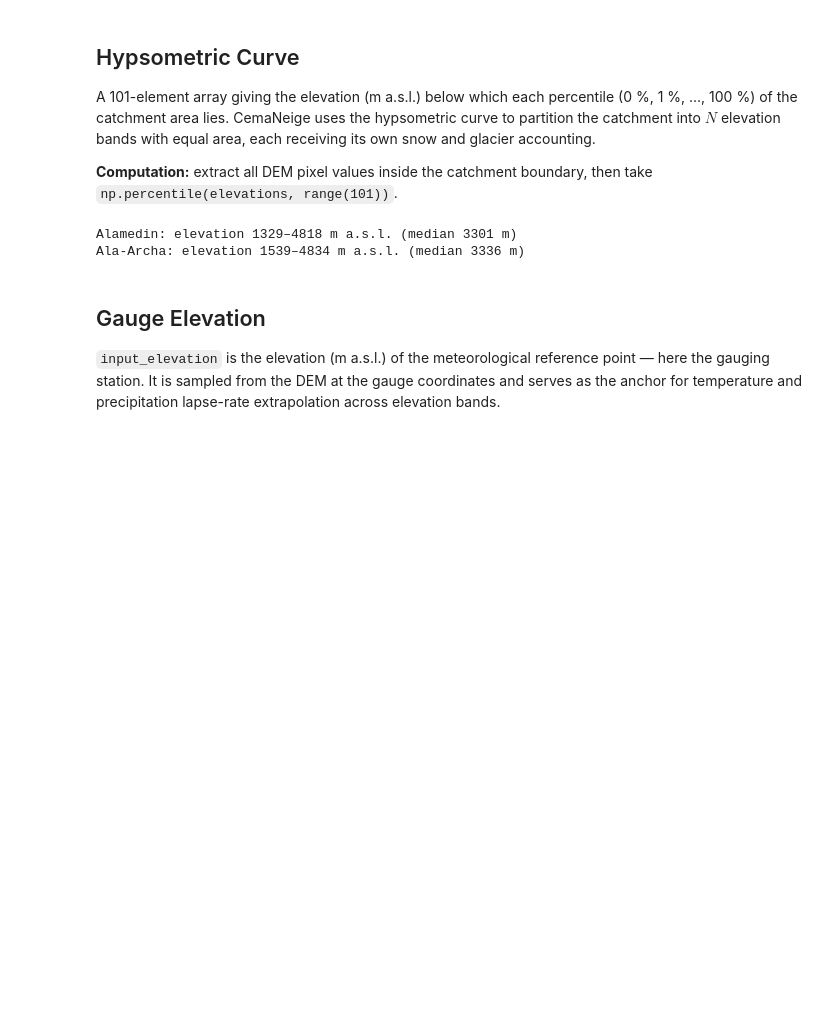
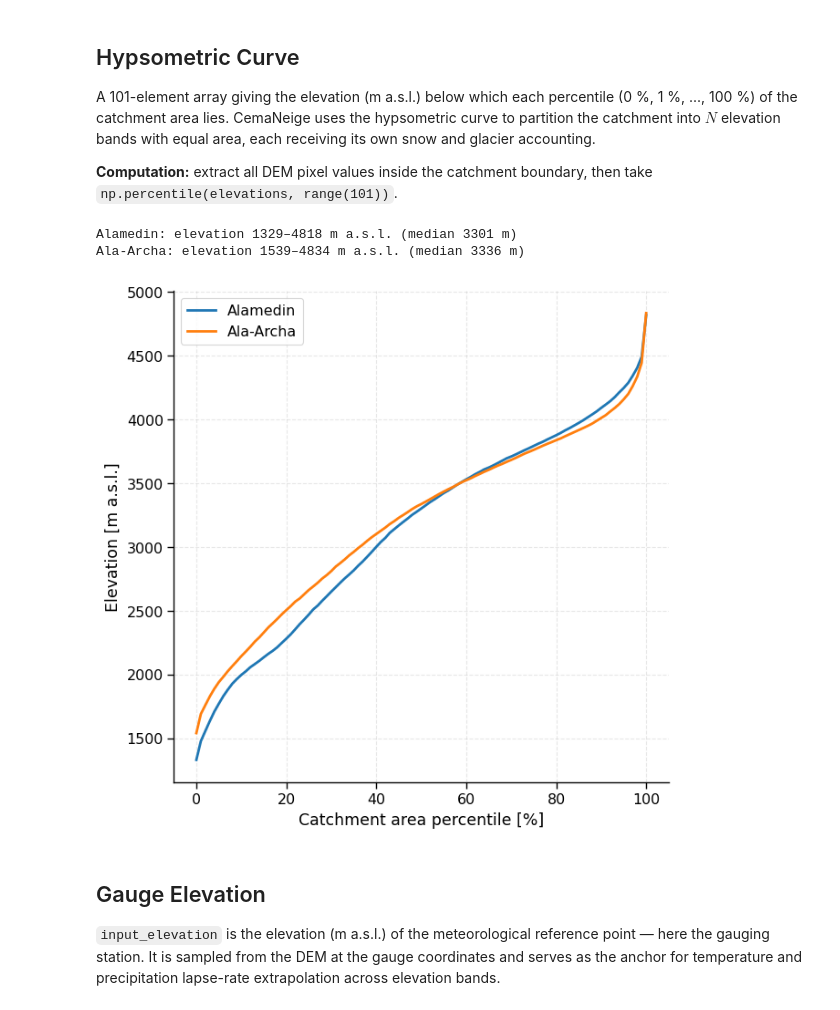
Before and after one commit to CooperBigFoot/wat-mod-GIZ, a Jupyter notebook: notebooks/data_preparation.ipynb, the cells around one changed output. Saved outputs shown, nothing was run; the diff lists cells and outputs as text; code cells hidden in the pictures; blank space fills up the shorter version.

```diff
--- a/notebooks/data_preparation.ipynb
+++ b/notebooks/data_preparation.ipynb
@@ -88,7 +133,6 @@ with $\lambda = 2.45\,\mathrm{MJ\,kg^{-1}}$ (latent heat of vaporisation) and $\
 # %%
 GSC = 0.0820  # solar constant [MJ m⁻² min⁻¹]
 LAMBDA = 2.45  # latent heat of vaporisation [MJ kg⁻¹]
-RHO = 1000.0  # density of water [kg m⁻³]
 
 
 def extraterrestrial_radiation(doy: np.ndarray, lat_rad: float) -> np.ndarray:
@@ -108,7 +152,7 @@ def oudin_pet(temp: np.ndarray, doy: np.ndarray, latitude_deg: float) -> np.ndar
     """Oudin (2005) PET [mm day⁻¹] from mean daily temperature."""
     lat_rad = np.radians(latitude_deg)
     ra = extraterrestrial_radiation(doy, lat_rad)
-    return np.where(temp + 5.0 > 0.0, ra / (LAMBDA * RHO) * (temp + 5.0) / 100.0, 0.0)
+    return np.where(temp + 5.0 > 0.0, ra / LAMBDA * (temp + 5.0) / 100.0, 0.0)
 # %% [markdown]
 ## Solid Precipitation Partitioning
 
@@ -267,19 +419,21 @@ for code, cfg in BASINS.items():
 Alamedin: elevation 1329–4818 m a.s.l. (median 3301 m)
 Ala-Archa: elevation 1539–4834 m a.s.l. (median 3336 m)
 # %%
-sns.set_context("paper", fontscale=1.3)
+sns.set_context("paper", font_scale=1.3)
 
-fig, ax = plt.subplots(figsize=(6, 6))
+fig, ax = plt.subplots(figsize=(7, 7))
 percentiles = np.arange(101)
 
 for code, cfg in BASINS.items():
-    sns.lineplot(x=percentiles, y=hypsometric_curves[code], ax=ax, label=cfg.name)
+    sns.lineplot(x=percentiles, y=hypsometric_curves[code], ax=ax, label=cfg.name, linewidth=2)
+    ax.grid(True, which="both", linestyle="--", alpha=0.3)
 
 ax.set_xlabel("Catchment area percentile [%]")
 ax.set_ylabel("Elevation [m a.s.l.]")
-ax.set_title("Hypsometric curves")
 sns.despine()
 plt.show()
+# %% [output]
+[figure, added]
 # %% [markdown]
 ## Gauge Elevation
 
```
Also changed, not shown: parts of 10 cells of this notebook, 15 other files.
